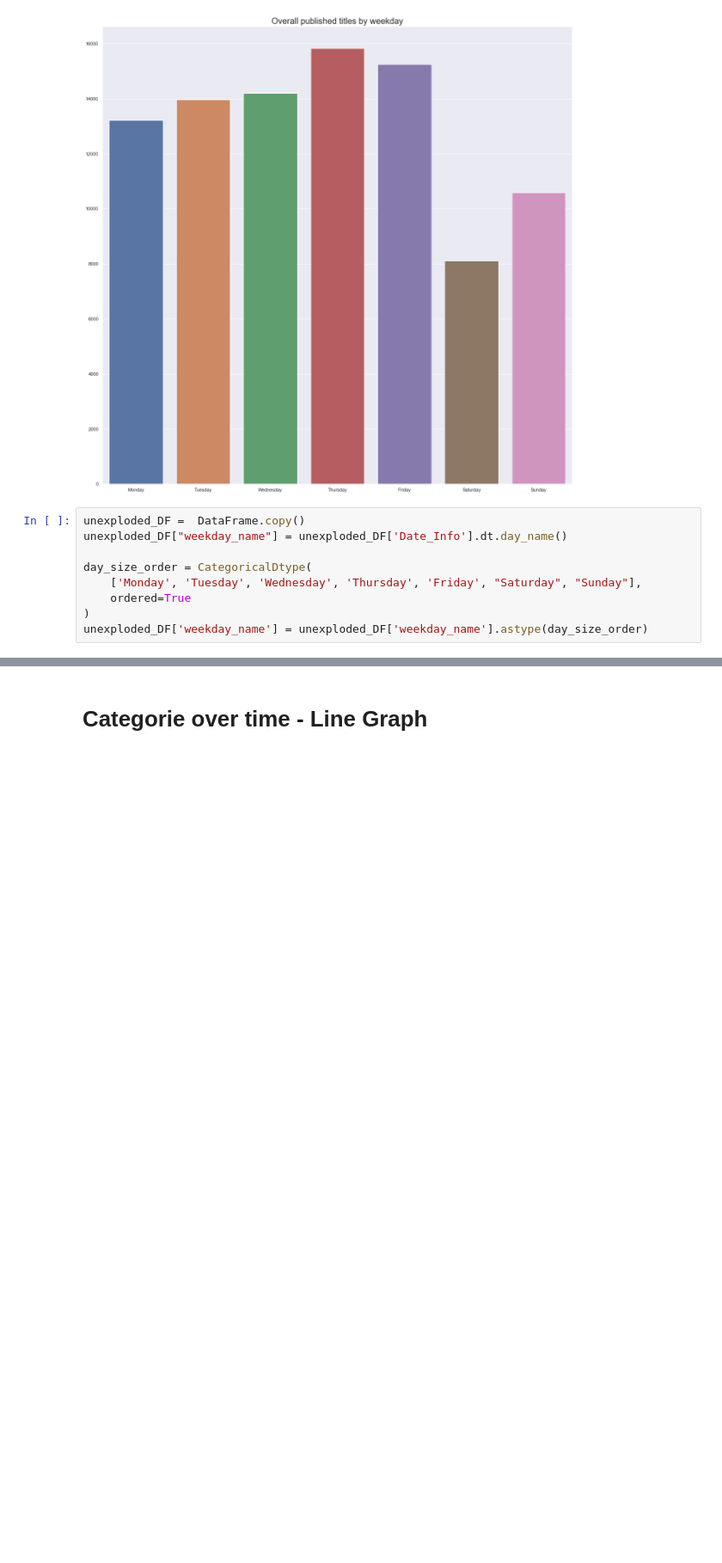
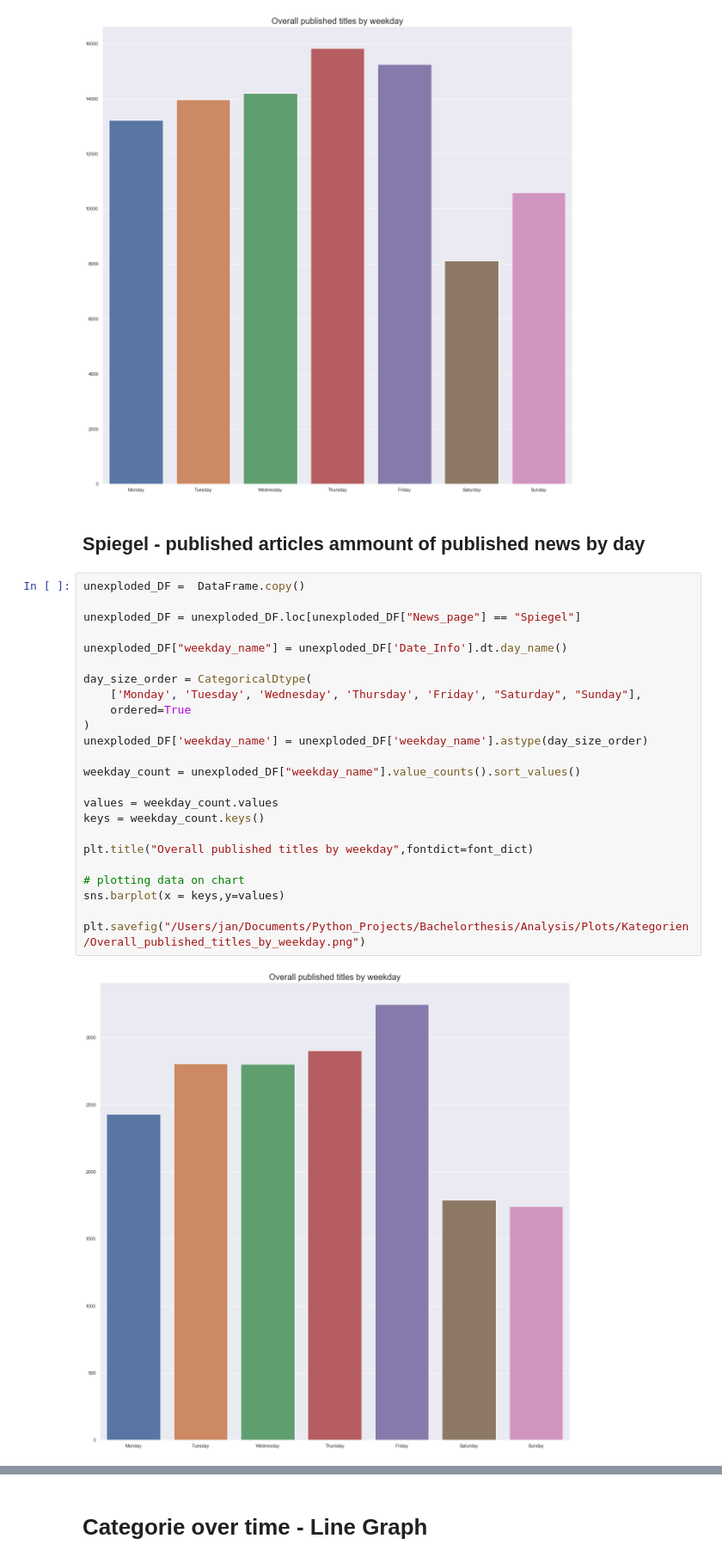
Before and after one commit to JanSchuck/Bachelorthesis, a Jupyter notebook: Analysis/Analysis_Categories.ipynb, the cells around one changed output, grey strips where cells are left out. Shown at 86% size. Cells and saved outputs as stored; diff of their text form; blank space fills up the shorter version.

```diff
--- a/Analysis/Analysis_Categories.ipynb
+++ b/Analysis/Analysis_Categories.ipynb
@@ -331,12 +331,31 @@ sns.barplot(x = keys,y=values)
 plt.savefig("/Users/jan/Documents/Python_Projects/Bachelorthesis/Analysis/Plots/Kategorien/Overall_published_titles_by_weekday.png")
 # %% [output]
 [figure]
-# %%
-unexploded_DF =  DataFrame.copy()
-unexploded_DF["weekday_name"] = unexploded_DF['Date_Info'].dt.day_name()
-
-day_size_order = CategoricalDtype(
-    ['Monday', 'Tuesday', 'Wednesday', 'Thursday', 'Friday', "Saturday", "Sunday"],
-    ordered=True
-)
-unexploded_DF['weekday_name'] = unexploded_DF['weekday_name'].astype(day_size_order)
+# %% [markdown]
+## Spiegel - published articles ammount of published news by day
+# %%
+unexploded_DF =  DataFrame.copy()
+
+unexploded_DF = unexploded_DF.loc[unexploded_DF["News_page"] == "Spiegel"]
+
+unexploded_DF["weekday_name"] = unexploded_DF['Date_Info'].dt.day_name()
+
+day_size_order = CategoricalDtype(
+    ['Monday', 'Tuesday', 'Wednesday', 'Thursday', 'Friday', "Saturday", "Sunday"],
+    ordered=True
+)
+unexploded_DF['weekday_name'] = unexploded_DF['weekday_name'].astype(day_size_order)
+
+weekday_count = unexploded_DF["weekday_name"].value_counts().sort_values()
+
+values = weekday_count.values
+keys = weekday_count.keys()
+
+plt.title("Overall published titles by weekday",fontdict=font_dict)
+
+# plotting data on chart
+sns.barplot(x = keys,y=values)
+
+plt.savefig("/Users/jan/Documents/Python_Projects/Bachelorthesis/Analysis/Plots/Kategorien/Overall_published_titles_by_weekday.png")
+# %% [output]
+[figure, added]
```
Also changed, not shown: parts of 2 cells of this notebook.
